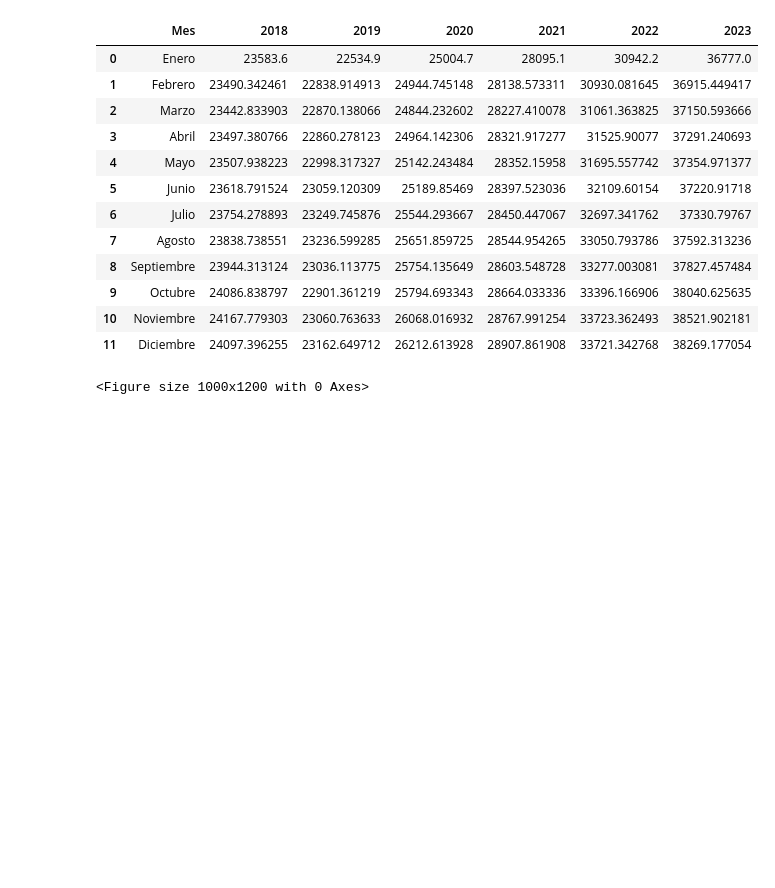
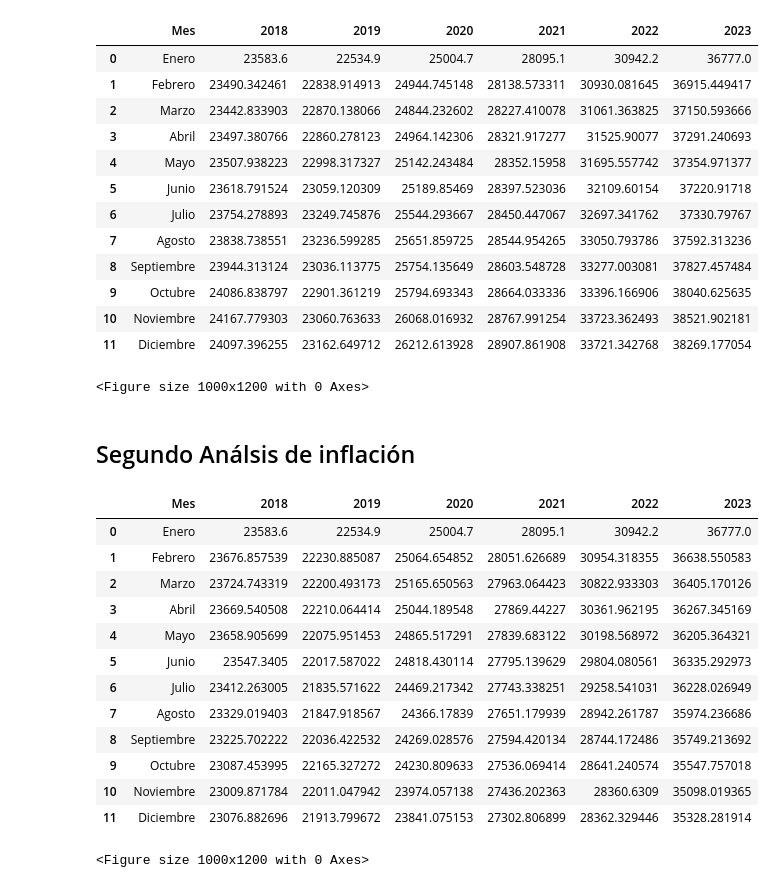
Before and after one commit to MariajoseChinchilla/Investigacion_BANGUAT, a Jupyter notebook: graficas.ipynb, the cells around one changed output. Cells and saved outputs as stored; diff of their text form; code cells hidden in the pictures; blank space fills up the shorter version.

```diff
--- a/graficas.ipynb
+++ b/graficas.ipynb
@@ -114,3 +153,56 @@ for year in range(2018, 2024):  # Asumiendo que tienes datos de 2018 a 2023.
     plt.close()  # Cierra la figura para evitar el sobreplotting.
 # %% [output]
 <Figure size 1000x1200 with 0 Axes>
+# %% [markdown]
+## Segundo Análsis de inflación
+# %%
+dic_retro = {i: [None]*12 for i in range(2018, 2024)}
+dic_retro["Mes"] = ritmo_inflacionario["Año"].tolist()
+df_retro = pd.DataFrame.from_dict(dic_proyeccion)
+df_retro = df_retro[["Mes", 2018, 2019, 2020, 2021, 2022, 2023]]
+# %%
+for i in range(2018, 2024):
+    for j in range(0, 12):
+        if j == 0:
+            df_retro.loc[0, i] = reservas.loc[0, i]
+        else:
+           df_retro.loc[j, i] = df_retro.loc[j-1, i] * (1 - ritmo_inflacionario.loc[j-1,i] / 100)
+# %%
+df_retro
+# %% [output]
+|  | Mes | 2018 | 2019 | 2020 | 2021 | 2022 | 2023 |
+| 0 | Enero | 23583.6 | 22534.9 | 25004.7 | 28095.1 | 30942.2 | 36777.0 |
+| 1 | Febrero | 23676.857539 | 22230.885087 | 25064.654852 | 28051.626689 | 30954.318355 | 36638.550583 |
+| 2 | Marzo | 23724.743319 | 22200.493173 | 25165.650563 | 27963.064423 | 30822.933303 | 36405.170126 |
+| 3 | Abril | 23669.540508 | 22210.064414 | 25044.189548 | 27869.44227 | 30361.962195 | 36267.345169 |
+| 4 | Mayo | 23658.905699 | 22075.951453 | 24865.517291 | 27839.683122 | 30198.568972 | 36205.364321 |
+| 5 | Junio | 23547.3405 | 22017.587022 | 24818.430114 | 27795.139629 | 29804.080561 | 36335.292973 |
+| 6 | Julio | 23412.263005 | 21835.571622 | 24469.217342 | 27743.338251 | 29258.541031 | 36228.026949 |
+| 7 | Agosto | 23329.019403 | 21847.918567 | 24366.17839 | 27651.179939 | 28942.261787 | 35974.236686 |
+| 8 | Septiembre | 23225.702222 | 22036.422532 | 24269.028576 | 27594.420134 | 28744.172486 | 35749.213692 |
+| 9 | Octubre | 23087.453995 | 22165.327272 | 24230.809633 | 27536.069414 | 28641.240574 | 35547.757018 |
+| 10 | Noviembre | 23009.871784 | 22011.047942 | 23974.057138 | 27436.202363 | 28360.6309 | 35098.019365 |
+| 11 | Diciembre | 23076.882696 | 21913.799672 | 23841.075153 | 27302.806899 | 28362.329446 | 35328.281914 |
+# %%
+# Combinar dfs para poder graficar
+df_combinado_2 = reservas.join(df_retro, lsuffix="_re", rsuffix="_retro")
+plt.figure(figsize=(10, 12))
+
+for year in range(2018, 2024):  # Asumiendo que tienes datos de 2018 a 2023.
+    plt.figure(figsize=(10, 5))  # Crea una nueva figura para cada año.
+    plt.plot(df_combinado_2["Mes_re"], df_combinado_2[str(year) + '_re'], marker='o', label='Reservas reportadas', color="#FF0000")
+    plt.plot(df_combinado_2["Mes_re"], df_combinado_2[str(year) + '_retro'], marker='o', linestyle='--', label='Proyección sin ritmo inflacionario', color="#0000ff")
+
+    plt.title(f'Reservas Bancarias - {year}')
+    plt.xlabel('Mes')
+    plt.xticks(rotation=25)
+    plt.ylabel('Reservas en millones de quetzales')
+    plt.legend()
+    plt.grid(True)
+
+    # Guarda la figura en un archivo.
+    # Reemplaza 'ruta/del/directorio' con la ruta real donde deseas guardar los archivos.
+    plt.savefig(f'imagenes/retro_{year}.png', bbox_inches="tight")
+    plt.close()  # Cierra la figura para evitar el sobreplotting.
+# %% [output]
+<Figure size 1000x1200 with 0 Axes>
```
Also changed, not shown: parts of 4 cells of this notebook, 6 other files.
